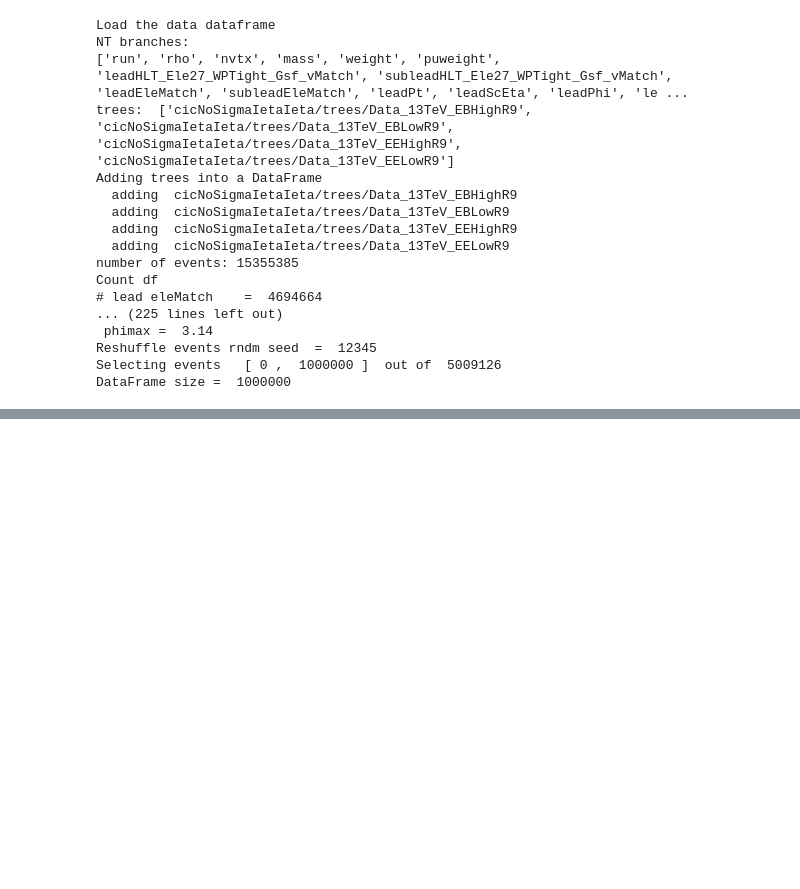
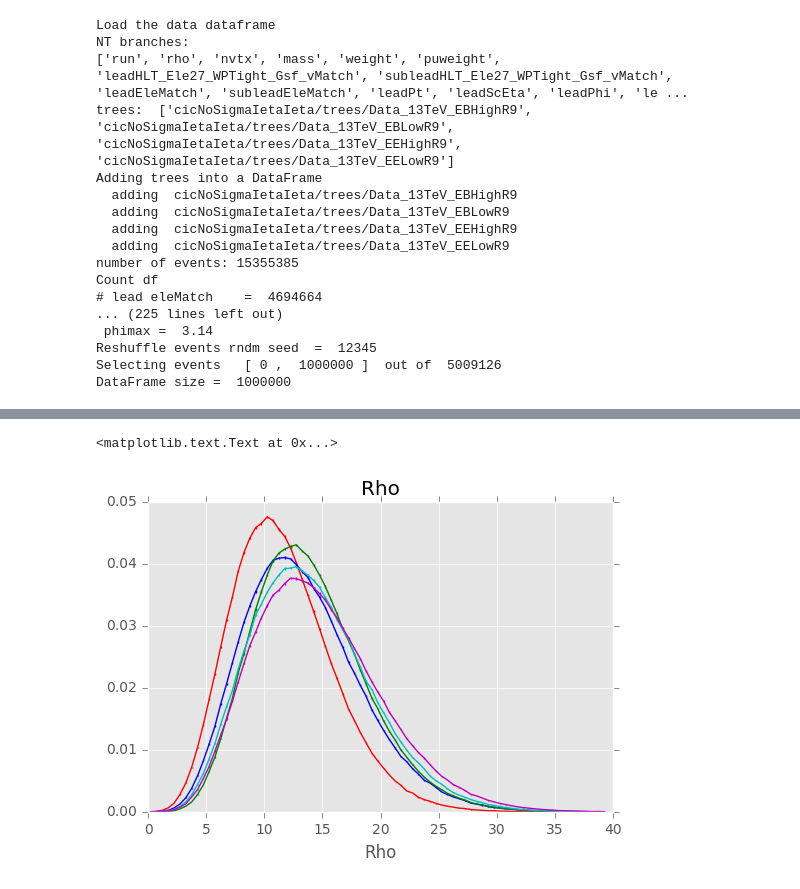
Before and after one commit to threiten/dataMC-1, a Jupyter notebook: MTR/TestCode05_TimeShift.ipynb, the cells around one changed output, grey strips where cells are left out. Saved outputs shown, nothing was run; the diff lists cells and outputs as text; code cells hidden in the pictures; blank space fills up the shorter version.

```diff
--- a/MTR/TestCode05_TimeShift.ipynb
+++ b/MTR/TestCode05_TimeShift.ipynb
@@ -156,0 +77,15 @@ plotting  R9
+# %%
+rv=np.arange(0,40,0.5)
+fig = plt.figure()
+ax = fig.add_subplot(111)
+ax.set_xlabel("Rho")
+#plot histograms
+plot.plotHistErr(qr_data.df.loc[:,"rho"], rv,Color="r")
+plot.plotHistErr(qr_dataE.df.loc[:,"rho"], rv,Color="b")
+plot.plotHistErr(qr_dataF.df.loc[:,"rho"], rv,Color="g")
+plot.plotHistErr(qr_dataG.df.loc[:,"rho"], rv,Color="c")
+plot.plotHistErr(qr_dataH.df.loc[:,"rho"], rv,Color="m")
+ax.set_title("Rho")
+# %% [output]
+<matplotlib.text.Text at 0x...>
+[figure, added]
```
Also changed, not shown: parts of 5 cells of this notebook, 14 other files.
